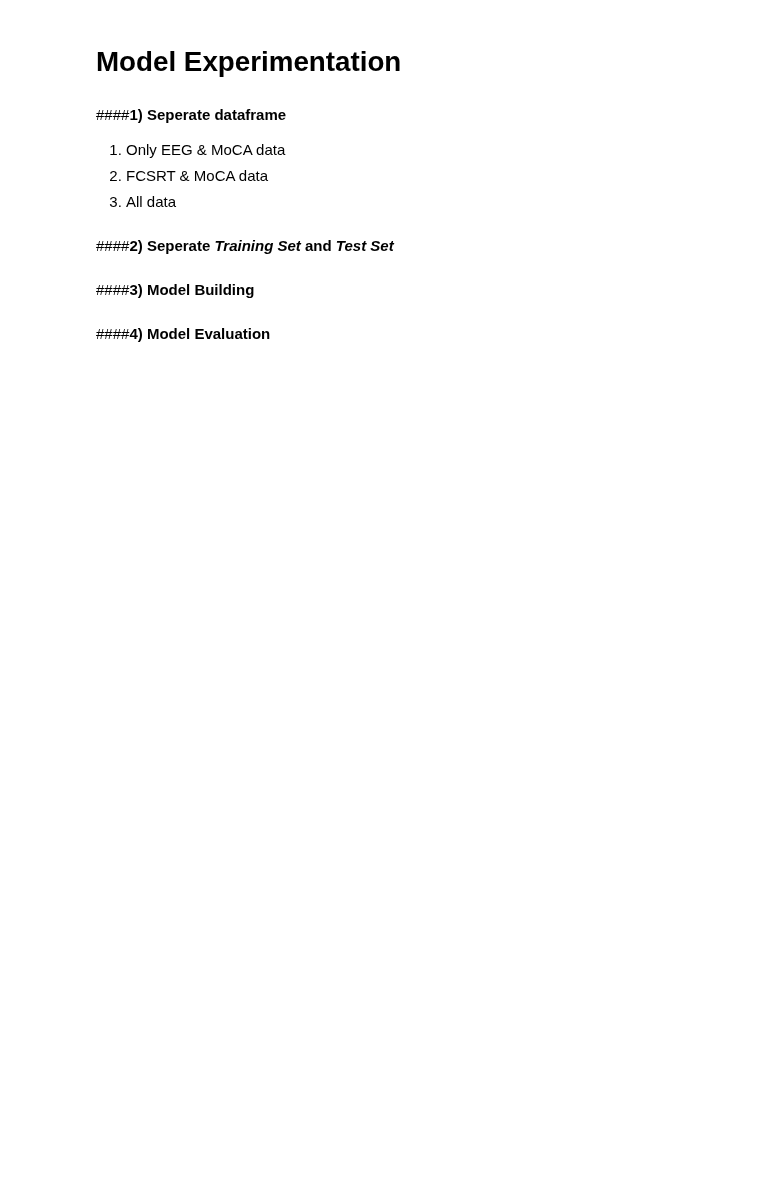
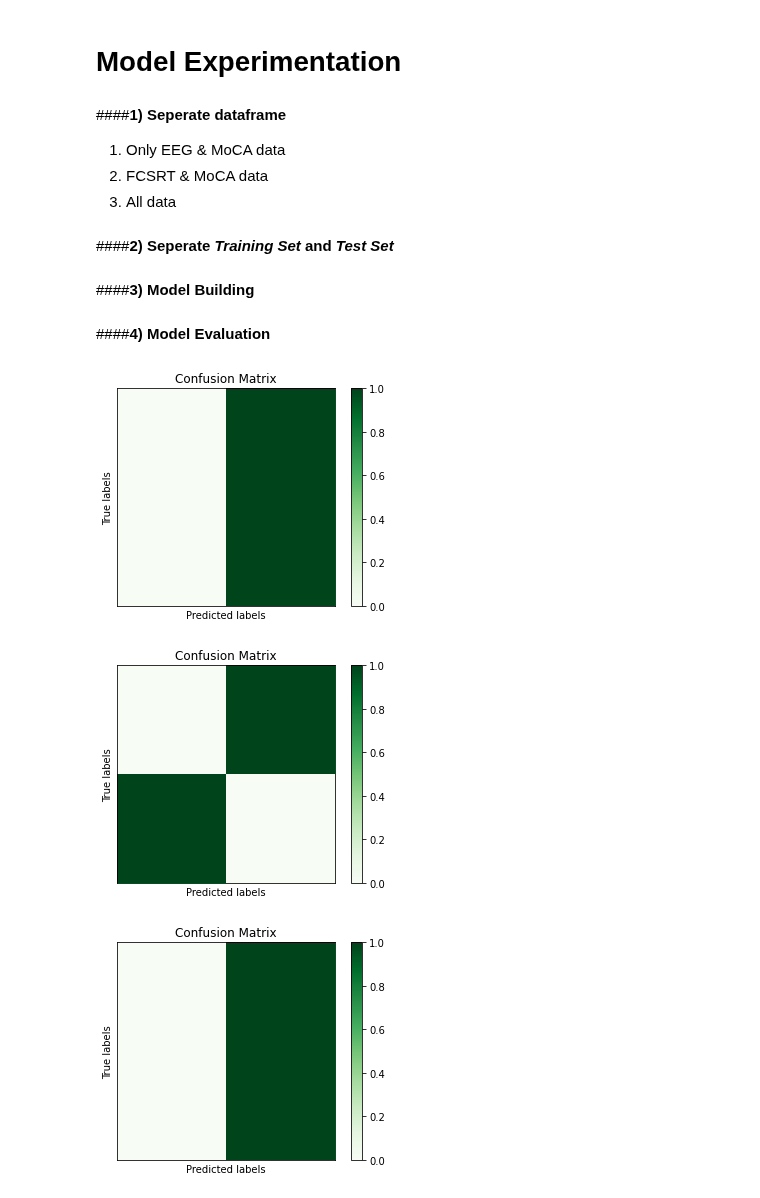
Before and after one commit to Sirabhop/Preclinical-AD-EEG-classification, a Jupyter notebook: Machine_Learning_Modeling.ipynb, the cells around one changed output. Cells and saved outputs as stored; diff of their text form; code cells hidden in the pictures; blank space fills up the shorter version.

```diff
--- a/Machine_Learning_Modeling.ipynb
+++ b/Machine_Learning_Modeling.ipynb
@@ -105,11 +187,11 @@ df.tail()
 3. All data
 # %%
 #1
-X_1 = df[['PSD_Delta', 'PSD_Theta', 'PSD_Alpha', 'PSD_Beta', 'PSD_Gamma', 'MSF', 'SE', 'AC', 'wSMI_Alpha', 'wSMI_Theta', 'MoCA']]
+X_1 = df[['IR_PSD_Gamma', 'IR_MSF', 'IR_wSMI_Alpha', 'IR_wSMI_Theta', 'DL_PSD_Gamma', 'DL_MSF', 'DL_AC', 'MoCA']]
 #2
 X_2 = df[['IR-FreeR', 'IR-CuedR','DL-FreeR', 'DL-CuedR', 'MoCA']]
 #3
-X_3 = df
+X_3 = df[['IR_PSD_Gamma', 'IR_MSF', 'IR_wSMI_Alpha', 'IR_wSMI_Theta', 'DL_PSD_Gamma', 'DL_MSF', 'DL_AC', 'IR-FreeR', 'IR-CuedR','DL-FreeR', 'DL-CuedR', 'MoCA']]
 
 y = df['group']
 # %% [markdown]
@@ -145,7 +227,22 @@ Y_3_pred = classifier_3.predict(X_3_test)
 ####**4) Model Evaluation**
 # %%
 from sklearn.metrics import confusion_matrix
+# %%
+def con_mat_picture(y_test, y_pred):
+  cm = confusion_matrix(y_test, y_pred)
+  plt.imshow(cm, cmap=plt.cm.Greens)
+  plt.xlabel("Predicted labels")
+  plt.ylabel("True labels")
+  plt.xticks([], [])
+  plt.yticks([], [])
+  plt.title('Confusion Matrix')
+  plt.colorbar()
+  return plt.show()
 # %%
-cm_1 = confusion_matrix(Y_1_test, Y_1_pred)
-cm_2 = confusion_matrix(Y_2_test, Y_2_pred)
-cm_3 = confusion_matrix(Y_3_test, Y_3_pred)
+cm_1 = con_mat_picture(Y_1_test, Y_1_pred)
+cm_2 = con_mat_picture(Y_2_test, Y_2_pred)
+cm_3 = con_mat_picture(Y_3_test, Y_3_pred)
+# %% [output]
+[figure, added]
+[figure, added]
+[figure, added]
```
Also changed, not shown: parts of 12 cells of this notebook.
